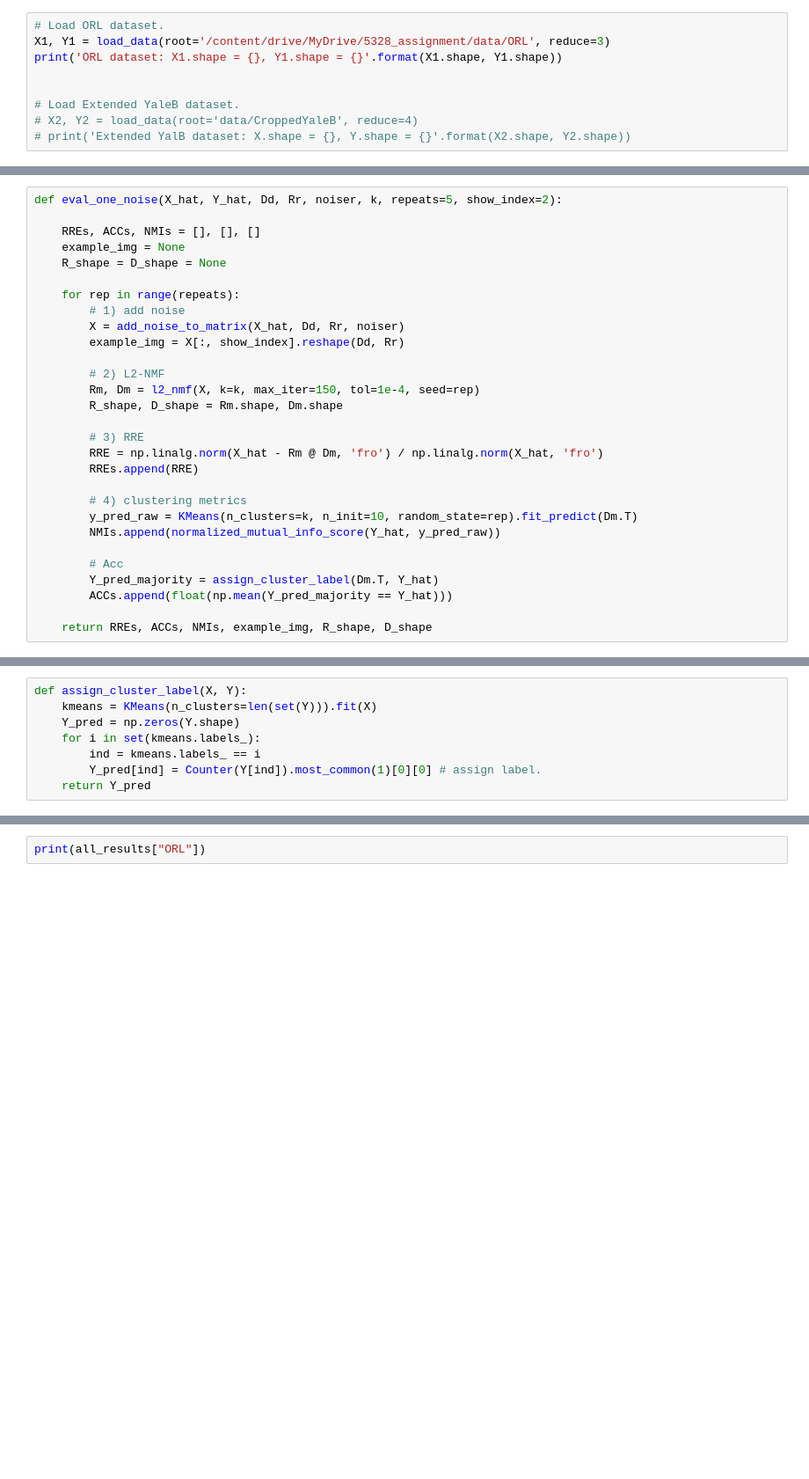
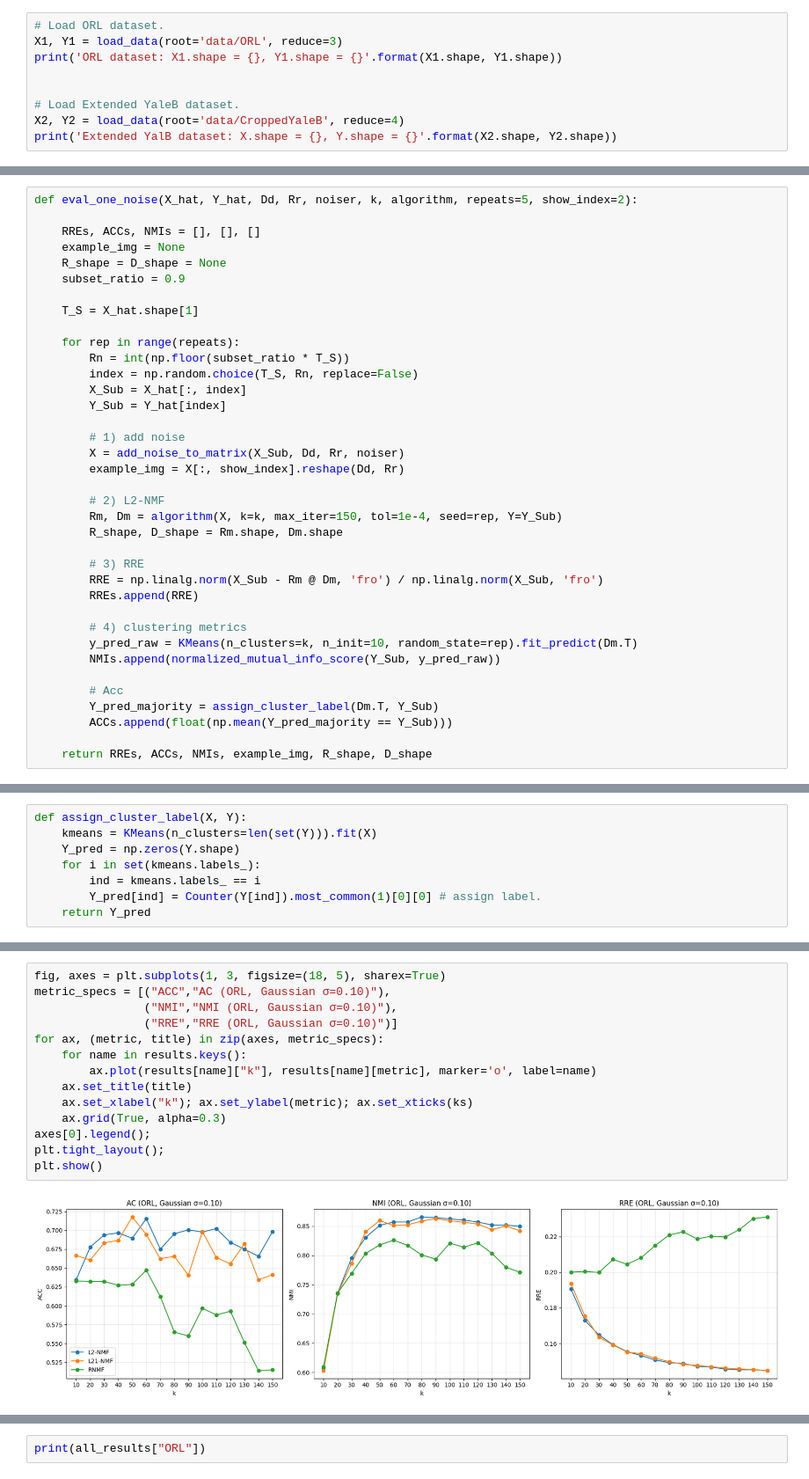
Before and after one commit to Ericcccccheng/USYD_5328, a Jupyter notebook: Assignment1/assignment1.ipynb, the cells around one changed output, grey strips where cells are left out. Shown at 88% size. Saved outputs shown, nothing was run; the diff lists cells and outputs as text; blank space fills up the shorter version.

```diff
--- a/Assignment1/assignment1.ipynb
+++ b/Assignment1/assignment1.ipynb
@@ -117,12 +117,12 @@ def load_data(root='data/CroppedYaleB', reduce=3):
     return images, labels
 # %%
 # Load ORL dataset.
-X1, Y1 = load_data(root='/content/drive/MyDrive/5328_assignment/data/ORL', reduce=3)
+X1, Y1 = load_data(root='data/ORL', reduce=3)
 print('ORL dataset: X1.shape = {}, Y1.shape = {}'.format(X1.shape, Y1.shape))
 
 
 # Load Extended YaleB dataset.
-# X2, Y2 = load_data(root='data/CroppedYaleB', reduce=4)
-# print('Extended YalB dataset: X.shape = {}, Y.shape = {}'.format(X2.shape, Y2.shape))
+X2, Y2 = load_data(root='data/CroppedYaleB', reduce=4)
+print('Extended YalB dataset: X.shape = {}, Y.shape = {}'.format(X2.shape, Y2.shape))
 # %% [output]
 ORL dataset: X1.shape = (1110, 400), Y1.shape = (400,)
@@ -648,31 +649,39 @@
     RRE = \frac{ \| \hat{V} - WH \|_F }{ \| \hat{V} \|_F}.
 \end{equation}
 # %%
-def eval_one_noise(X_hat, Y_hat, Dd, Rr, noiser, k, repeats=5, show_index=2):
+def eval_one_noise(X_hat, Y_hat, Dd, Rr, noiser, k, algorithm, repeats=5, show_index=2):
 
     RREs, ACCs, NMIs = [], [], []
     example_img = None
     R_shape = D_shape = None
+    subset_ratio = 0.9
+
+    T_S = X_hat.shape[1]
 
     for rep in range(repeats):
+        Rn = int(np.floor(subset_ratio * T_S))
+        index = np.random.choice(T_S, Rn, replace=False)
+        X_Sub = X_hat[:, index]
+        Y_Sub = Y_hat[index]
+
         # 1) add noise
-        X = add_noise_to_matrix(X_hat, Dd, Rr, noiser)
+        X = add_noise_to_matrix(X_Sub, Dd, Rr, noiser)
         example_img = X[:, show_index].reshape(Dd, Rr)
 
         # 2) L2-NMF
-        Rm, Dm = l2_nmf(X, k=k, max_iter=150, tol=1e-4, seed=rep)
+        Rm, Dm = algorithm(X, k=k, max_iter=150, tol=1e-4, seed=rep, Y=Y_Sub)
         R_shape, D_shape = Rm.shape, Dm.shape
 
         # 3) RRE
-        RRE = np.linalg.norm(X_hat - Rm @ Dm, 'fro') / np.linalg.norm(X_hat, 'fro')
+        RRE = np.linalg.norm(X_Sub - Rm @ Dm, 'fro') / np.linalg.norm(X_Sub, 'fro')
         RREs.append(RRE)
 
         # 4) clustering metrics
         y_pred_raw = KMeans(n_clusters=k, n_init=10, random_state=rep).fit_predict(Dm.T)
-        NMIs.append(normalized_mutual_info_score(Y_hat, y_pred_raw))
+        NMIs.append(normalized_mutual_info_score(Y_Sub, y_pred_raw))
 
         # Acc
-        Y_pred_majority = assign_cluster_label(Dm.T, Y_hat)
-        ACCs.append(float(np.mean(Y_pred_majority == Y_hat)))
+        Y_pred_majority = assign_cluster_label(Dm.T, Y_Sub)
+        ACCs.append(float(np.mean(Y_pred_majority == Y_Sub)))
 
     return RREs, ACCs, NMIs, example_img, R_shape, D_shape
@@ -745,3 +747,19 @@ def assign_cluster_label(X, Y):
+# %%
+fig, axes = plt.subplots(1, 3, figsize=(18, 5), sharex=True)
+metric_specs = [("ACC","AC (ORL, Gaussian σ=0.10)"),
+                ("NMI","NMI (ORL, Gaussian σ=0.10)"),
+                ("RRE","RRE (ORL, Gaussian σ=0.10)")]
+for ax, (metric, title) in zip(axes, metric_specs):
+    for name in results.keys():
+        ax.plot(results[name]["k"], results[name][metric], marker='o', label=name)
+    ax.set_title(title)
+    ax.set_xlabel("k"); ax.set_ylabel(metric); ax.set_xticks(ks)
+    ax.grid(True, alpha=0.3)
+axes[0].legend();
+plt.tight_layout();
+plt.show()
+# %% [output]
+[figure, added]
 # %%
 D_orl,  R_orl  = 37, 30
 D_yale, R_yale = 48, 42
```
Also changed, not shown: parts of 29 cells of this notebook.
